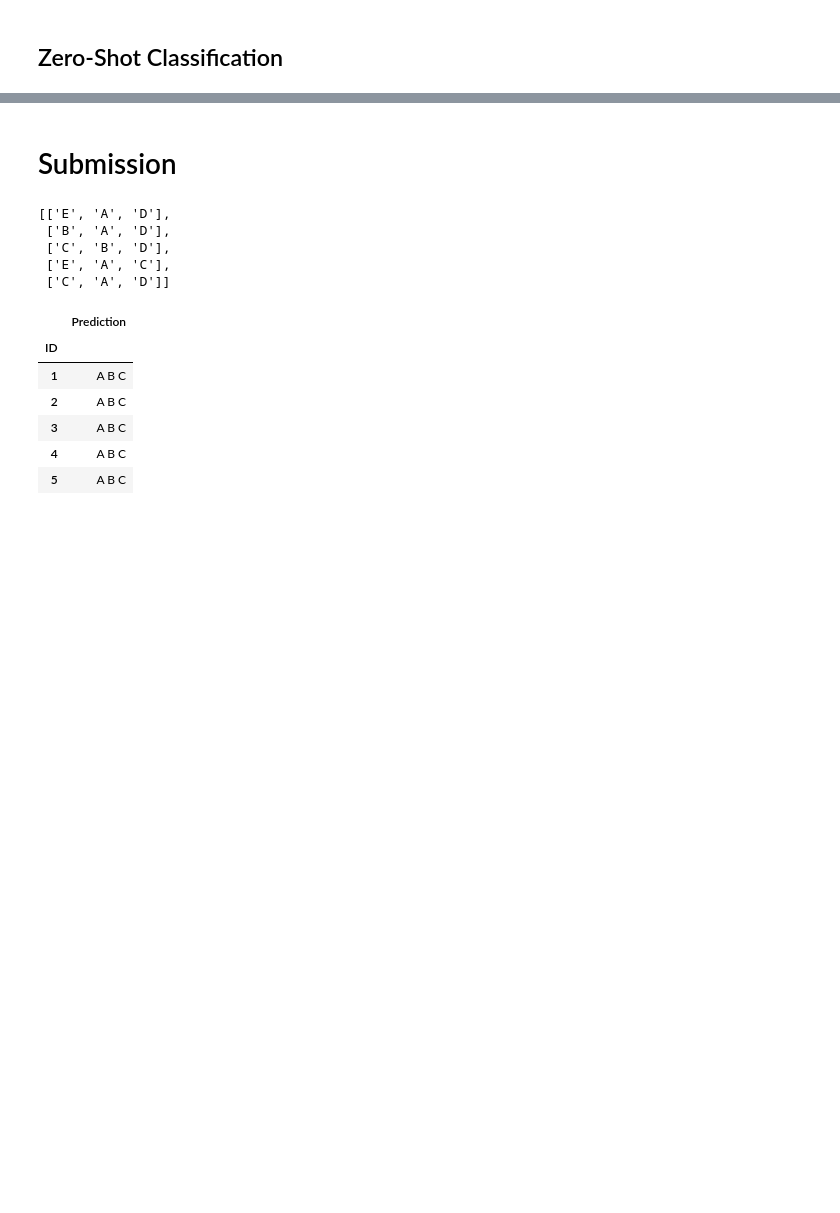
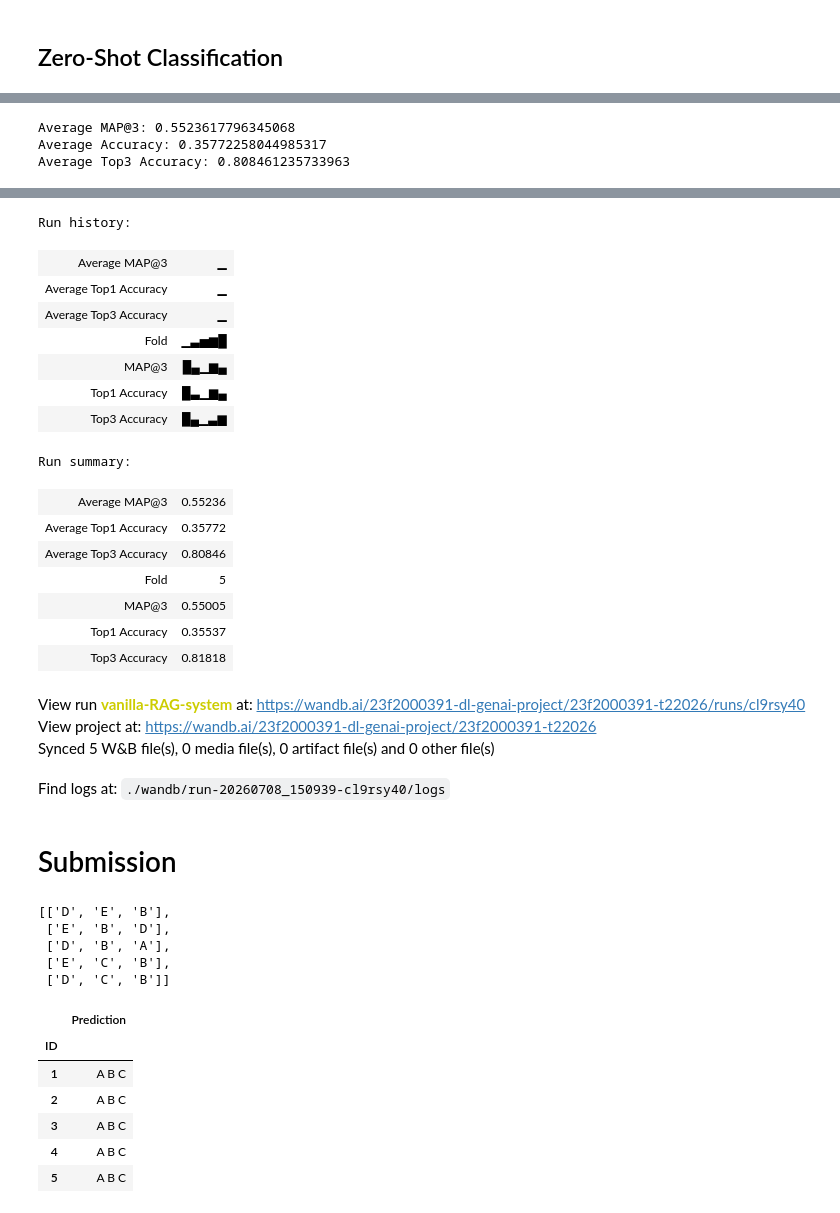
Before and after one commit to 23f2000391/dl-genai-project-26-t2, a Jupyter notebook: notebooks/notebook.ipynb, the cells around one changed output, grey strips where cells are left out. Drawn from its saved outputs; the diff is of its cells as text; code cells hidden in the pictures; blank space fills up the shorter version.

Commit message:
Implemented a Basic RAG System

```diff
--- a/notebooks/notebook.ipynb
+++ b/notebooks/notebook.ipynb
@@ -382,5 +403,5 @@ def create_few_shot_prompt(row):
 # %%
-def predict_qwen(row):
+'''def predict_qwen(row):
 
     prompt = create_few_shot_prompt(row)
 
@@ -421,4 +442,4 @@ def predict_qwen(row):
 
     labels = re.findall(r"\b[A-E]\b", prediction)
 
-    return labels[:3]
+    return labels[:3]'''
@@ -499,0 +536,24 @@ Find logs at: ./wandb/run-20260705_140827-y7yyil3q/logs
+# %%
+def rag_predict(row,kb,index):
+    prompt_row=row['prompt']
+
+    row_embeddings=np.expand_dims(model.encode(prompt_row, show_progress_bar=False),axis=0)
+    row_docs=index.search(row_embeddings, k=5)[1][0]
+
+    docs_5=[kb[i] for i in row_docs]
+    pairs=[[prompt_row, doc] for doc in docs_5]
+    ce_scores=cross_encoder.predict(pairs)
+
+    best_doc=kb[np.argsort(-ce_scores)[0]]
+    aug_string=f"Context: {best_doc} Question: {prompt_row}"
+    choices=["A","B","C","D","E"]
+    row_labels=[row[i] for i in choices]
+
+    zs_pred=zs(aug_string,candidate_labels=row_labels)
+    zs_labels=zs_pred['labels'][:3]
+
+    top3_preds=[]
+    for i in zs_labels:
+        top3_preds.append(choices[row_labels.index(i)])
+
+    return top3_preds
@@ -499,0 +617,16 @@ Find logs at: ./wandb/run-20260705_140827-y7yyil3q/logs
+# %%
+print("Average MAP@3:", np.mean(fold_map3))
+print("Average Accuracy:", np.mean(fold_acc))
+print("Average Top3 Accuracy:", np.mean(fold_top3))
+
+wandb.log({
+    "Average MAP@3": np.mean(fold_map3),
+    "Average Top1 Accuracy": np.mean(fold_acc),
+    "Average Top3 Accuracy": np.mean(fold_top3)
+})
+
+wandb.finish()
+# %% [output]
+Average MAP@3: 0.5523617796345068
+Average Accuracy: 0.35772258044985317
+Average Top3 Accuracy: 0.808461235733963
@@ -500,16 +634,37 @@ Find logs at: ./wandb/run-20260705_140827-y7yyil3q/logs
+Run history:
+| Average MAP@3 | ▁ |
+| Average Top1 Accuracy | ▁ |
+| Average Top3 Accuracy | ▁ |
+| Fold | ▁▃▅▆█ |
+| MAP@3 | █▄▁▆▄ |
+| Top1 Accuracy | █▃▁▆▄ |
+| Top3 Accuracy | █▄▁▃▆ |
+Run summary:
+| Average MAP@3 | 0.55236 |
+| Average Top1 Accuracy | 0.35772 |
+| Average Top3 Accuracy | 0.80846 |
+| Fold | 5 |
+| MAP@3 | 0.55005 |
+| Top1 Accuracy | 0.35537 |
+| Top3 Accuracy | 0.81818 |
+View run vanilla-RAG-system at: https://wandb.ai/23f2000391-dl-genai-project/23f2000391-t22026/runs/cl9rsy40
+View project at: https://wandb.ai/23f2000391-dl-genai-project/23f2000391-t22026
+Synced 5 W&B file(s), 0 media file(s), 0 artifact file(s) and 0 other file(s)
+Find logs at: ./wandb/run-20260708_150939-cl9rsy40/logs
 # %% [markdown]
 # Submission
 # %%
 test_predictions=[]
+kb_train,index_train=build_kb(train)
 for _, row in tqdm(test.iterrows(), total=len(test)):
-    test_predictions.append(predict_qwen((row)))
+    test_predictions.append(rag_predict(row,kb_train,index_train))
 test_predictions[:5]
 # %% [output]
-[['E', 'A', 'D'],
- ['B', 'A', 'D'],
- ['C', 'B', 'D'],
- ['E', 'A', 'C'],
- ['C', 'A', 'D']]
+[['D', 'E', 'B'],
+ ['E', 'B', 'D'],
+ ['D', 'B', 'A'],
+ ['E', 'C', 'B'],
+ ['D', 'C', 'B']]
 # %%
 submission_preds = [" ".join(pred) for pred in test_predictions]
 sub=pd.read_csv(f"/kaggle/input/competitions/smart-mcq-solver-challenge/sample_submission.csv")
```
Also changed, not shown: parts of 19 cells of this notebook.
